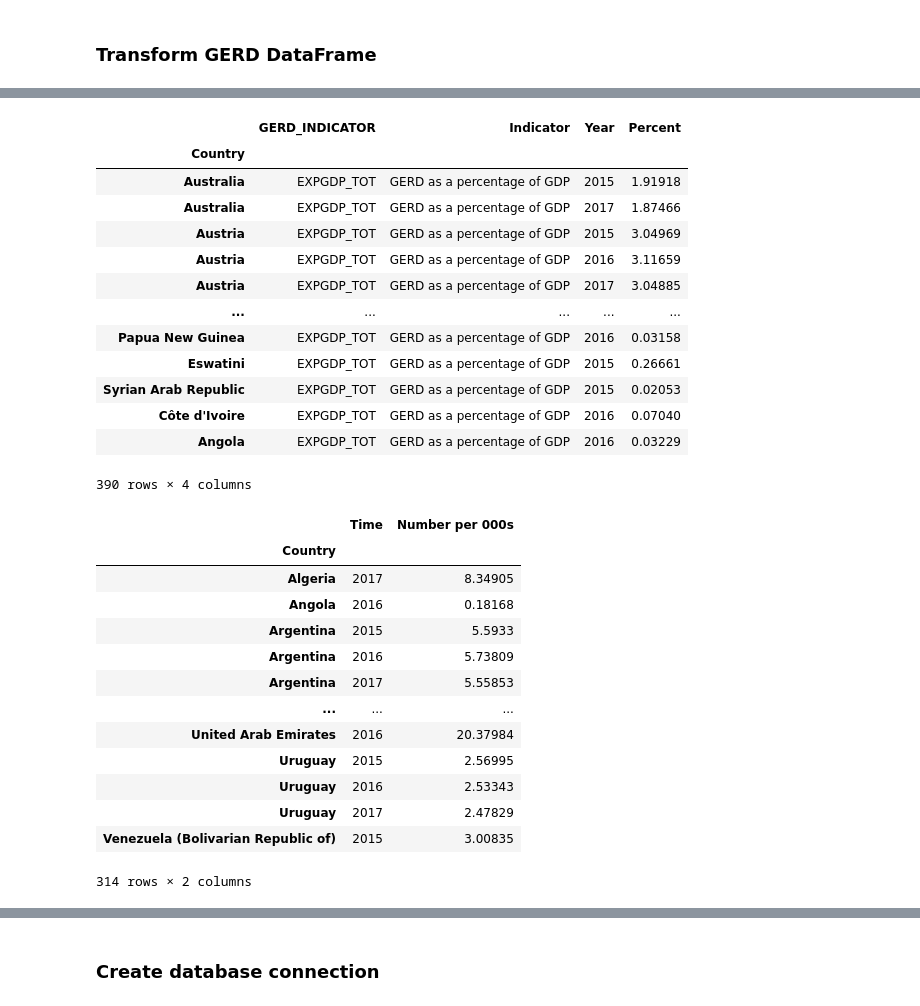
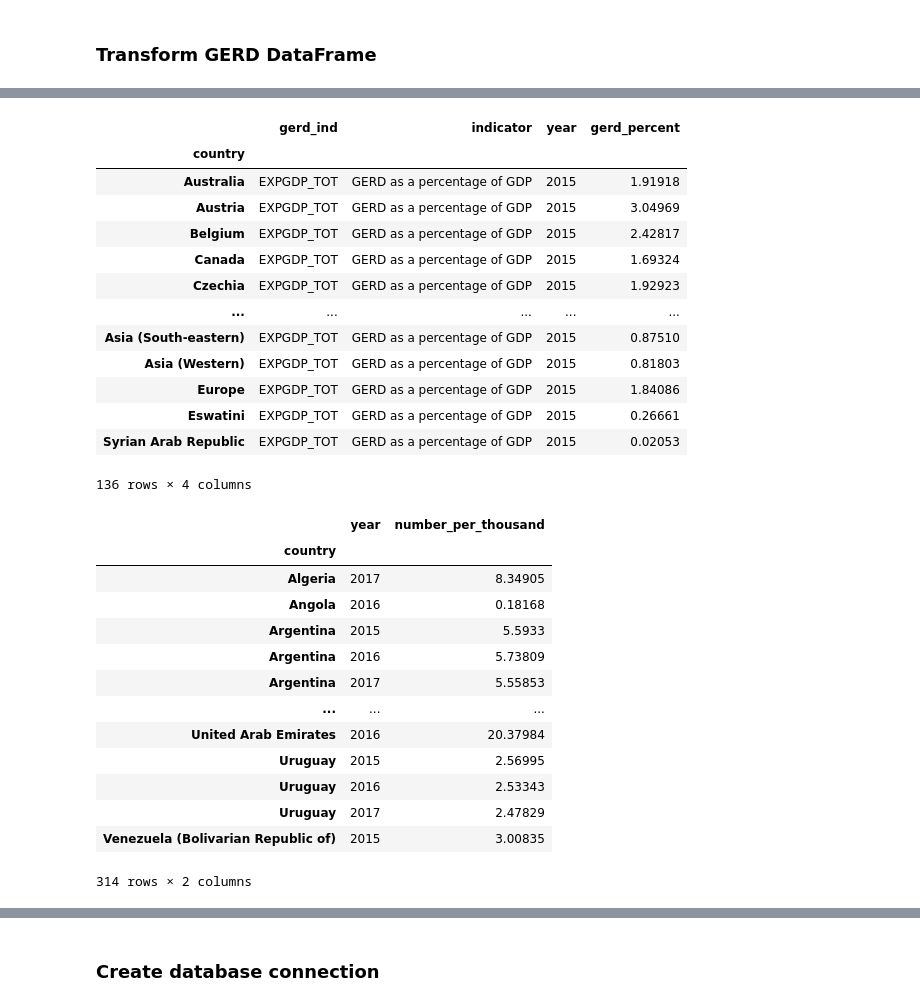
Before and after one commit to mchrzanowski27/Project2, a Jupyter notebook: Project2-Group3.ipynb, the cells around one changed output, grey strips where cells are left out. Cells and saved outputs as stored; diff of their text form; code cells hidden in the pictures.

```diff
--- a/Project2-Group3.ipynb
+++ b/Project2-Group3.ipynb
@@ -114,8 +115,8 @@ GERD_df
 # Create a filtered dataframe from specific columns
 
 GERD_df = GERD_df[['INDICATOR','Indicator','Country','Time','Value']]
-GERD_df=GERD_df.rename(columns={'INDICATOR':'GERD_INDICATOR','Time':'Year','Value':'Percent'})
-GERD_df = GERD_df.set_index('Country')
-GERD_df=GERD_df.loc[GERD_df['GERD_INDICATOR']== 'EXPGDP_TOT']
+GERD_df=GERD_df.rename(columns={'Country':'country','INDICATOR':'gerd_ind', 'Indicator':'indicator','Time':'year','Value':'gerd_percent'})
+GERD_df = GERD_df.set_index('country')
+GERD_df=GERD_df.loc[GERD_df['gerd_ind']== 'EXPGDP_TOT']
 GERD_df
 # %% [output]
@@ -134,33 +135,35 @@ GERD_df
 | Mauritania | EXPGDP_TOT | GERD as a percentage of GDP | 2018 | 0.01081 |
 763 rows × 4 columns
 # %%
-dates = [2013, 2014, 2018]
-GERD_clean_df=GERD_trim_df[GERD_trim_df.Year.isin(dates) == False]
+dates = [2013, 2014, 2016, 2017, 2018, 2019]
+GERD_clean_df=GERD_df[GERD_df.year.isin(dates) == False]
 GERD_clean_df
 # %% [output]
-|  | GERD_INDICATOR | Indicator | Year | Percent |
-| Country |  |  |  |  |
+|  | gerd_ind | indicator | year | gerd_percent |
+| country |  |  |  |  |
 | Australia | EXPGDP_TOT | GERD as a percentage of GDP | 2015 | 1.91918 |
-| Australia | EXPGDP_TOT | GERD as a percentage of GDP | 2017 | 1.87466 |
 | Austria | EXPGDP_TOT | GERD as a percentage of GDP | 2015 | 3.04969 |
-| Austria | EXPGDP_TOT | GERD as a percentage of GDP | 2016 | 3.11659 |
-| Austria | EXPGDP_TOT | GERD as a percentage of GDP | 2017 | 3.04885 |
+| Belgium | EXPGDP_TOT | GERD as a percentage of GDP | 2015 | 2.42817 |
+| Canada | EXPGDP_TOT | GERD as a percentage of GDP | 2015 | 1.69324 |
+| Czechia | EXPGDP_TOT | GERD as a percentage of GDP | 2015 | 1.92923 |
 | ... | ... | ... | ... | ... |
-| Papua New Guinea | EXPGDP_TOT | GERD as a percentage of GDP | 2016 | 0.03158 |
+| Asia (South-eastern) | EXPGDP_TOT | GERD as a percentage of GDP | 2015 | 0.87510 |
+| Asia (Western) | EXPGDP_TOT | GERD as a percentage of GDP | 2015 | 0.81803 |
+| Europe | EXPGDP_TOT | GERD as a percentage of GDP | 2015 | 1.84086 |
 | Eswatini | EXPGDP_TOT | GERD as a percentage of GDP | 2015 | 0.26661 |
 | Syrian Arab Republic | EXPGDP_TOT | GERD as a percentage of GDP | 2015 | 0.02053 |
-| Côte d'Ivoire | EXPGDP_TOT | GERD as a percentage of GDP | 2016 | 0.07040 |
-| Angola | EXPGDP_TOT | GERD as a percentage of GDP | 2016 | 0.03229 |
-390 rows × 4 columns
+136 rows × 4 columns
 # %%
 TotalRD_file = "R_D_Total.csv"
 TotalRD_df = pd.read_csv(TotalRD_file,header=1)
-TotalRD_df=TotalRD_df.rename(columns={'Time':'Year', 'Value':'Number per 000s'})
-TotalRD_df = TotalRD_df.set_index('Country')
+TotalRD_df=TotalRD_df.rename(columns={"Country":'country','Time ':'year', 'Value':'number_per_thousand'})
+TotalRD_df = TotalRD_df.set_index('country')
+TotalRD_df.fillna(0)
+TotalRD_df['number_per_thousand'] = TotalRD_df['number_per_thousand'].replace("..", "0")
 TotalRD_df
 # %% [output]
-|  | Time | Number per 000s |
-| Country |  |  |
+|  | year | number_per_thousand |
+| country |  |  |
 | Algeria | 2017 | 8.34905 |
 | Angola | 2016 | 0.18168 |
 | Argentina | 2015 | 5.5933 |
```
Also changed, not shown: parts of 14 cells of this notebook, 1 other file.
